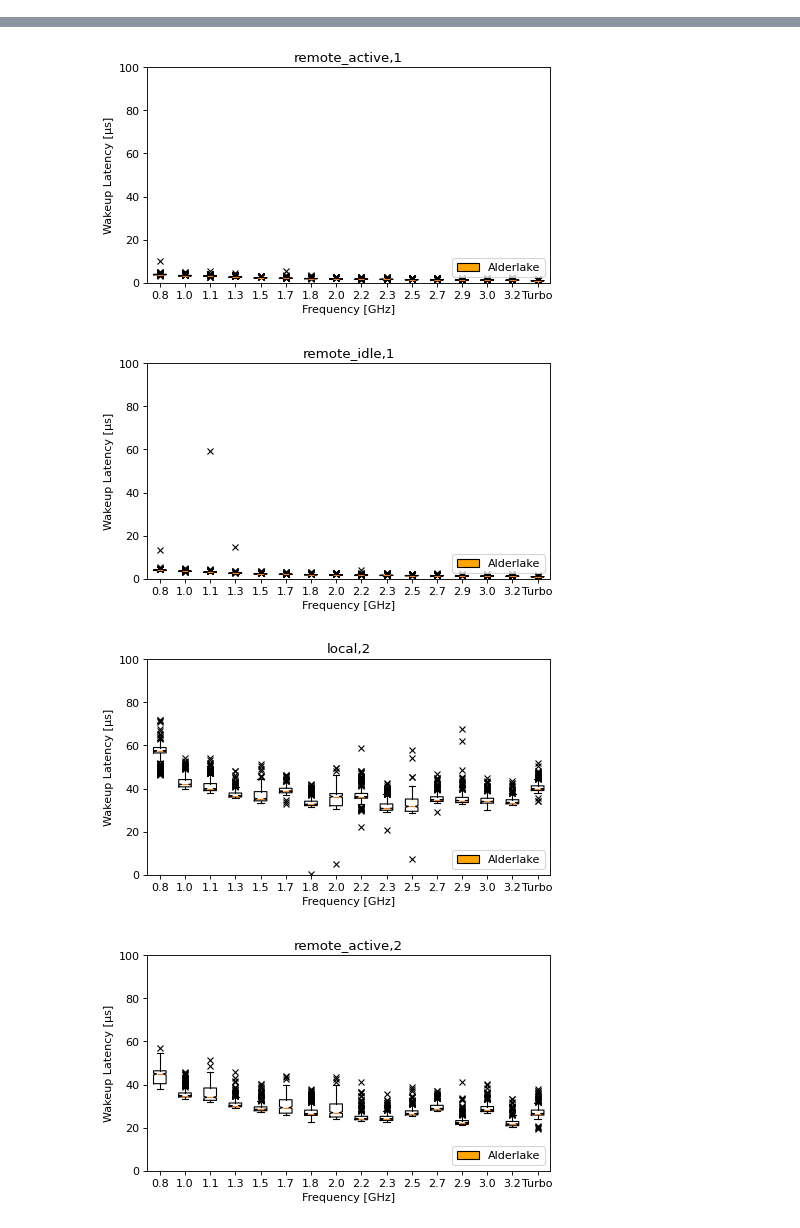
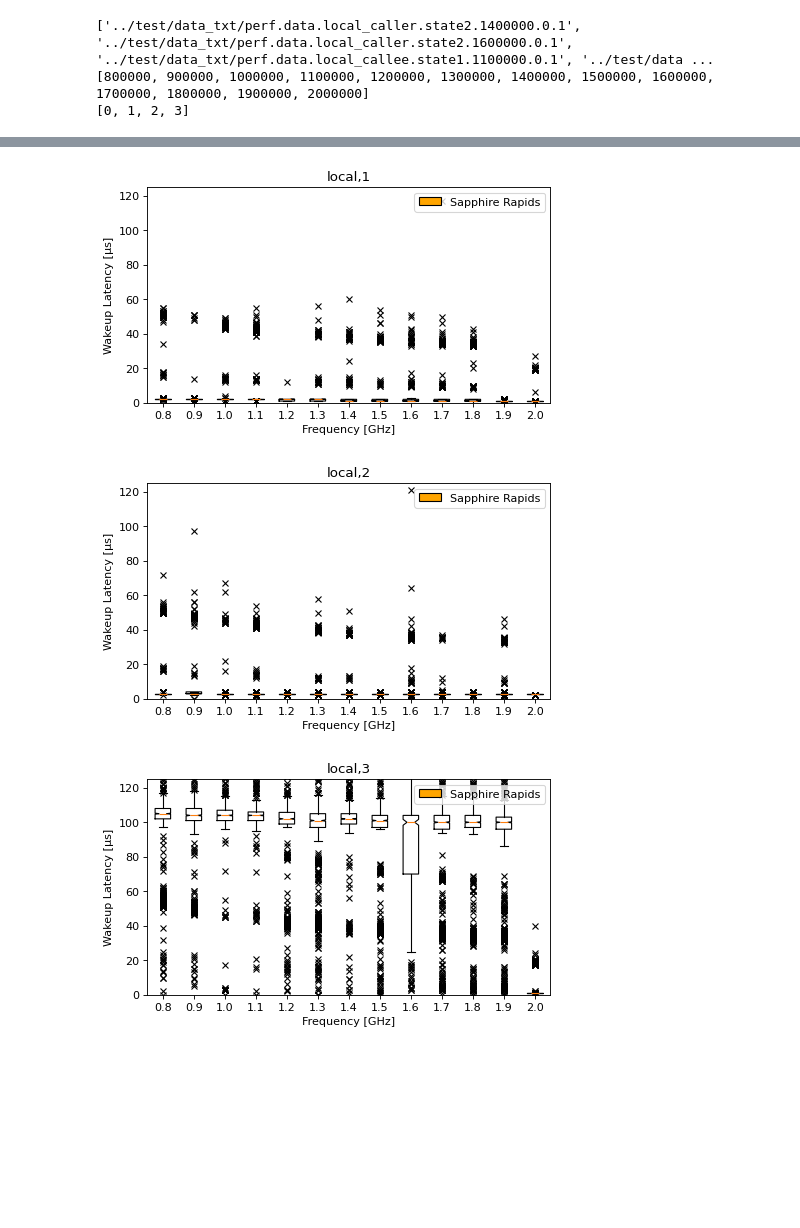
Before and after one commit to marenz2569/2025-sapphire-rapids-ee, a Jupyter notebook: measurements/cstate-latencies/analyze/analyze.ipynb, the cells around one changed output, grey strips where cells are left out. Saved outputs shown, nothing was run; the diff lists cells and outputs as text; code cells hidden in the pictures; blank space fills up the shorter version.

```diff
--- a/measurements/cstate-latencies/analyze/analyze.ipynb
+++ b/measurements/cstate-latencies/analyze/analyze.ipynb
@@ -36,15 +29,14 @@ please provide us feedback at https://github.com/pandas-dev/pandas/issues/54466
 #         state: the C-state. 0->POLL, 1->C1(E), 2->C6, 3->C8, 4->C10
 #         frequencies: a list of frequencies that were tested
 #         results. a dict of [locality][state][frequency]
-tarball_path = '../test/out.perf.tar.gz'
 
 # get local, cstates and frequencies
 
-prog = re.compile('^out\.perf\.data\.([a-z_]+)_callee\.state(\d+)\.(\d+)\.(\d+)\.(\d+)$')
+prog = re.compile(r'.*perf\.data\.([a-z_]+)_callee\.state(\d+)\.(\d+)\.(\d+)\.(\d+)')
 
-caller_prog= re.compile('^\s+cond_wait\s+\d+\s+\[\d+\]\s+(.+):\s+sched:sched_waking\:.+cpu=(\d+)$')
+caller_prog= re.compile(r'^\s+cond_wait\s+\d+\s+\[\d+\]\s+(.+):\s+sched:sched_waking\:.+cpu=(\d+)$')
 
-callee_prog= re.compile('^\s+\S+\s+\d+\s+\[\d+\]\s+(.+):\s+power:cpu_idle\:\s*state\=(\d+).+$')
+callee_prog= re.compile(r'^\s+\S+\s+\d+\s+\[\d+\]\s+(.+):\s+power:cpu_idle\:\s*state\=(\d+).+$')
 
 frequencies=[]
 localities={}
@@ -52,18 +44,11 @@ states=[]
 
 file_names=[]
 
-# Open the tar.gz file
-tar = tarfile.open(tarball_path, 'r:gz')
+# Iterate through each member and read its content line by line
+for file_name in glob.glob('../test/data_txt/perf.data*'):
+    file_names.append(file_name)
 
-# List all members (files and directories) in the tar.gz file
-all_members = tar.getmembers()
-
-# Iterate through each member and read its content line by line
-for member in all_members:
-    if member.isfile():
-        file_name=member.name
-        if file_name.startswith('out.perf.data'):
-            file_names.append(file_name)
+print(file_names)
 
 for f in file_names:
     result = prog.match(f)
@@ -77,6 +62,9 @@ for f in file_names:
         states.append(int(result.group(2)))
 frequencies=sorted(frequencies)
 states=sorted(states)
+
+print(frequencies)
+print(states)
 #print (localities)
 
 # get caller / callee
@@ -91,12 +79,12 @@ for locality in localities:
             results[locality][state][frequency]={}
             # get the two files from file_names
             for s in ['caller','callee']:
-                x = [f for f in file_names if f.startswith('out.perf.data.'+locality+'_'+s+'.state'+str(state)) and f.find('.'+str(frequency)+'.') != -1]
+                x = [f for f in file_names if 'perf.data.'+locality+'_'+s+'.state'+str(state) + '.'+str(frequency) in f ]
                 results[locality][state][frequency][s]=x[0]
             # parse caller/callee
-            caller_content=tar.extractfile(results[locality][state][frequency]['caller'])
+            caller_content=open(results[locality][state][frequency]['caller'], 'rb').readlines()
             results[locality][state][frequency]['times']=[]
-            callee_content=tar.extractfile(results[locality][state][frequency]['callee'])
+            callee_content=open(results[locality][state][frequency]['callee'], 'rb').readlines()
             callee_times=[]
             callee_states=[]
             for callee_b_line in callee_content:
@@ -126,6 +114,10 @@ for locality in localities:
                         results[locality][state][frequency]['times'].append((callee_time-caller_time)*1000000)
                         break
                 results[locality][state][frequency]['times']
+# %% [output]
+['../test/data_txt/perf.data.local_caller.state2.1400000.0.1', '../test/data_txt/perf.data.local_caller.state2.1600000.0.1', '../test/data_txt/perf.data.local_callee.state1.1100000.0.1', '../test/data ...
+[800000, 900000, 1000000, 1100000, 1200000, 1300000, 1400000, 1500000, 1600000, 1700000, 1800000, 1900000, 2000000]
+[0, 1, 2, 3]
 # %%
 #prints boxplots for each test (locality, state) over frequencies
 from matplotlib.pyplot import figure
@@ -138,10 +130,7 @@ for state in sorted(states):
         xs=[]
         for frequency in sorted(frequencies):
             lists.append(results[locality][state][frequency]['times'])
-            if ( frequency - 1000 ) % 100000 == 0:
-                xs.append('Turbo')
-            else:
-                xs.append(frequency/1000000.0)
+            xs.append(frequency/1000000.0)
         plt.boxplot(lists,xs,sym='x') #,points=1000, widths=0.2, showmeans=True,showextrema=False, showmedians=True)
 
         lists=[]
@@ -157,10 +146,10 @@ for state in sorted(states):
 
         legend_elements = [
                        Patch(facecolor='orange', edgecolor='black',
-                             label='Alderlake')]
+                             label='Sapphire Rapids')]
 
-        plt.legend(handles=legend_elements, loc='lower right')
-        plt.ylim([0,100])
+        plt.legend(handles=legend_elements, loc='upper right')
+        plt.ylim([0,125])
         plt.xticks(range(1,len(xs)+1),xs)
         plt.xlabel("Frequency [GHz]")
         plt.ylabel(r'Wakeup Latency [µs]')
@@ -173,4 +162,3 @@ print("Done")
-[figure, old version]
+[figure, new version]
-[figure, old version]
+[figure, new version]
-[figure, old version]
+[figure, new version]
-[figure, removed]
```
Also changed, not shown: parts of 5 cells of this notebook, 2 other files.
